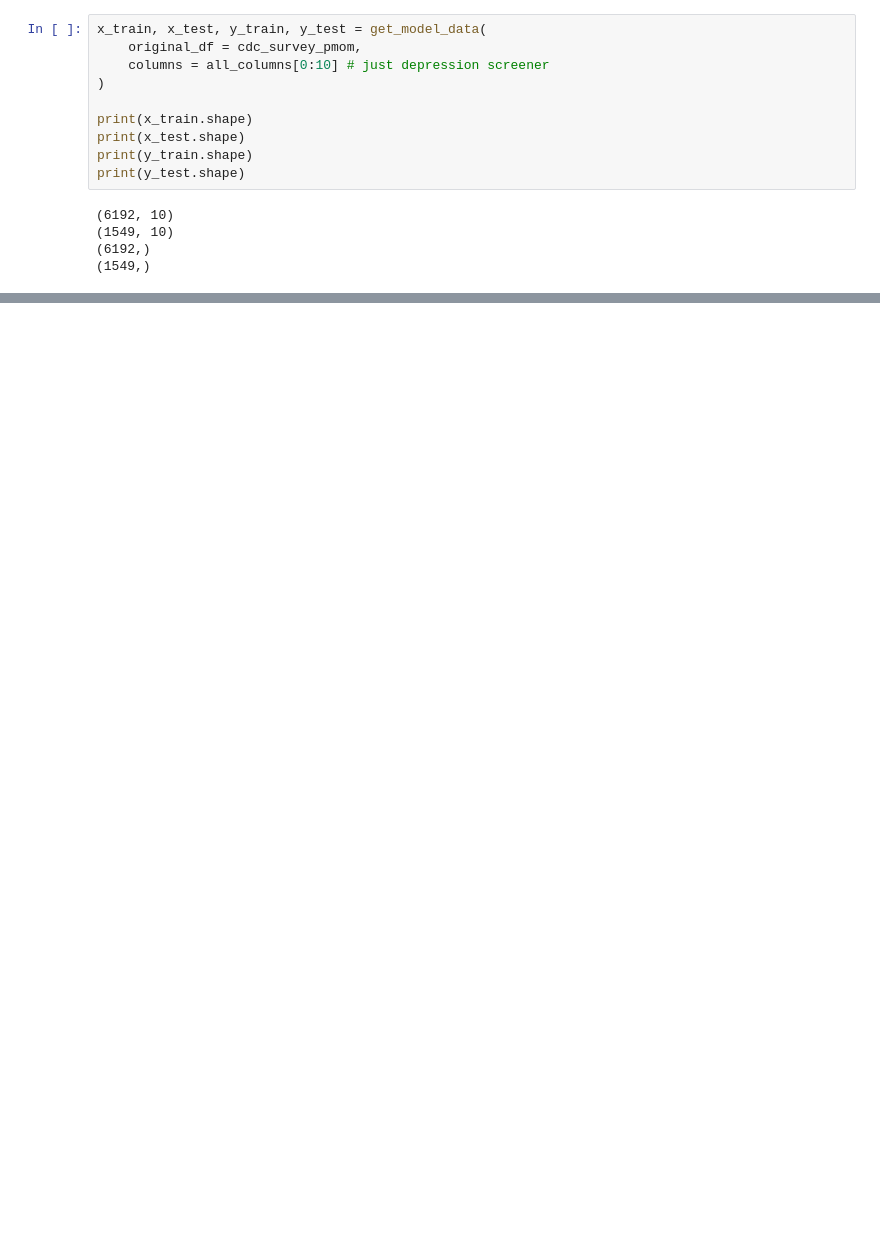
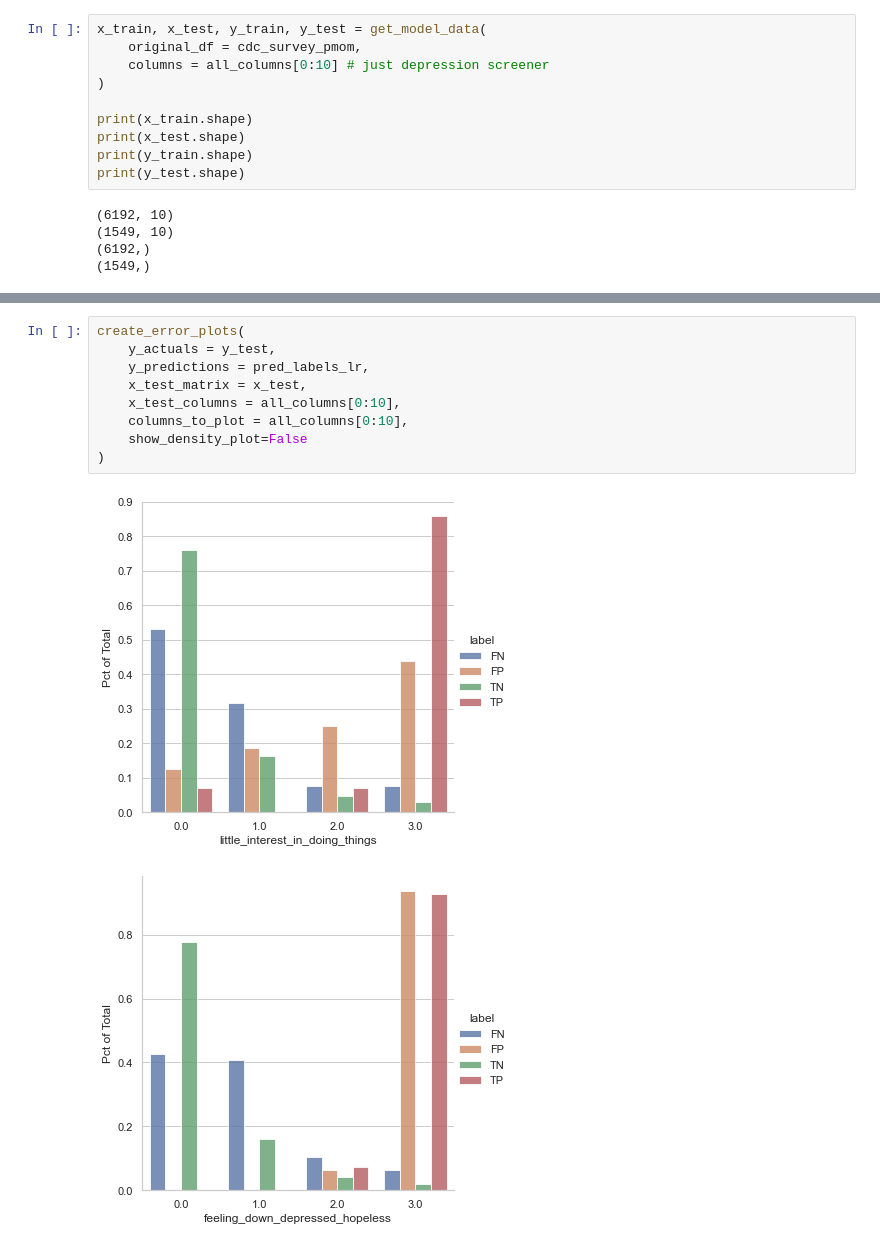
Before and after one commit to orenscarmeli/capstone210-ppd-carmeli_chari_hand_lee, a Jupyter notebook: modeling/initial_modeling.ipynb, the cells around one changed output, grey strips where cells are left out. Cells and saved outputs as stored; diff of their text form; blank space fills up the shorter version.

Commit message:
function for error analysis

```diff
--- a/modeling/initial_modeling.ipynb
+++ b/modeling/initial_modeling.ipynb
@@ -1253,0 +1220,12 @@ plt.show()
+# %%
+create_error_plots(
+    y_actuals = y_test,
+    y_predictions = pred_labels_lr,
+    x_test_matrix = x_test,
+    x_test_columns = all_columns[0:10],
+    columns_to_plot = all_columns[0:10],
+    show_density_plot=False
+)
+# %% [output]
+[figure, added]
+[figure, added]
```
Also changed, not shown: parts of 10 cells of this notebook.
